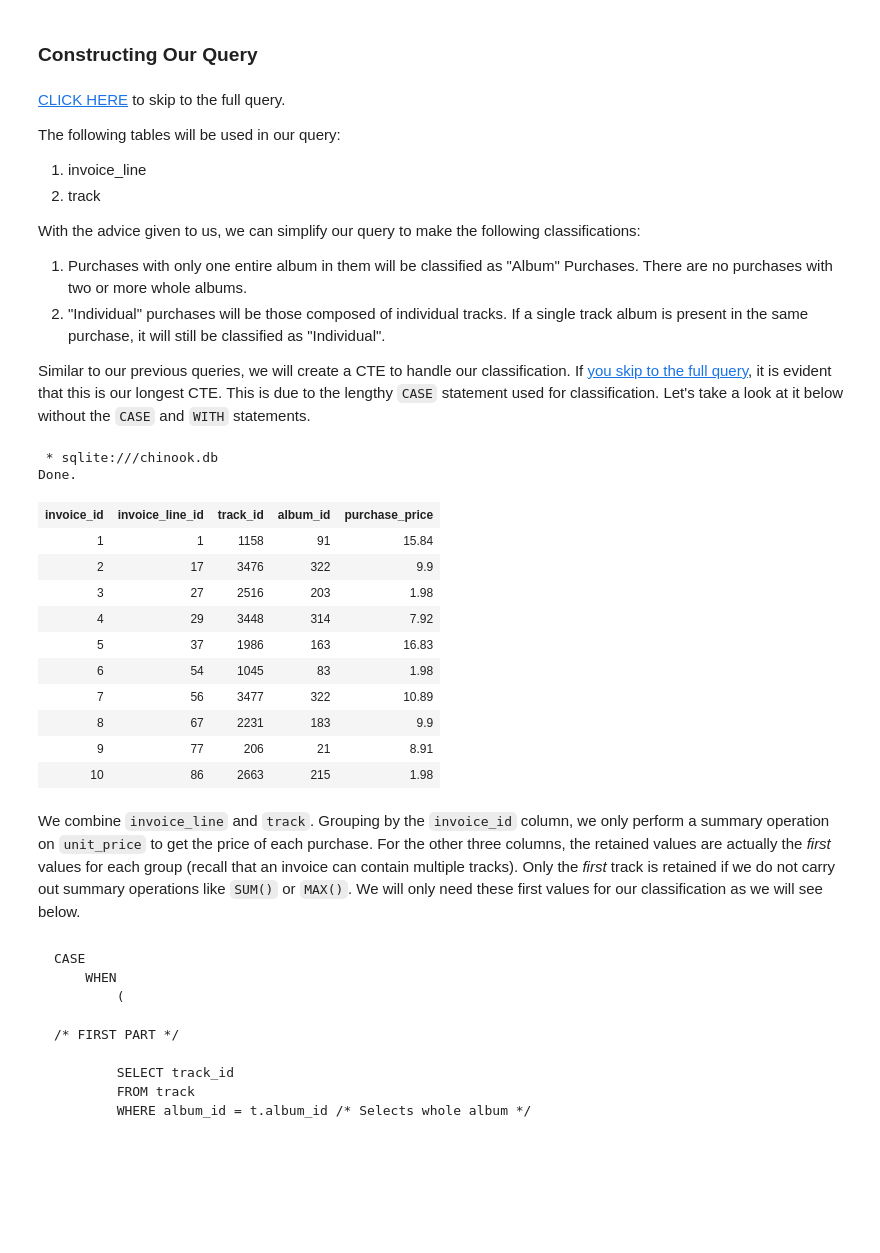
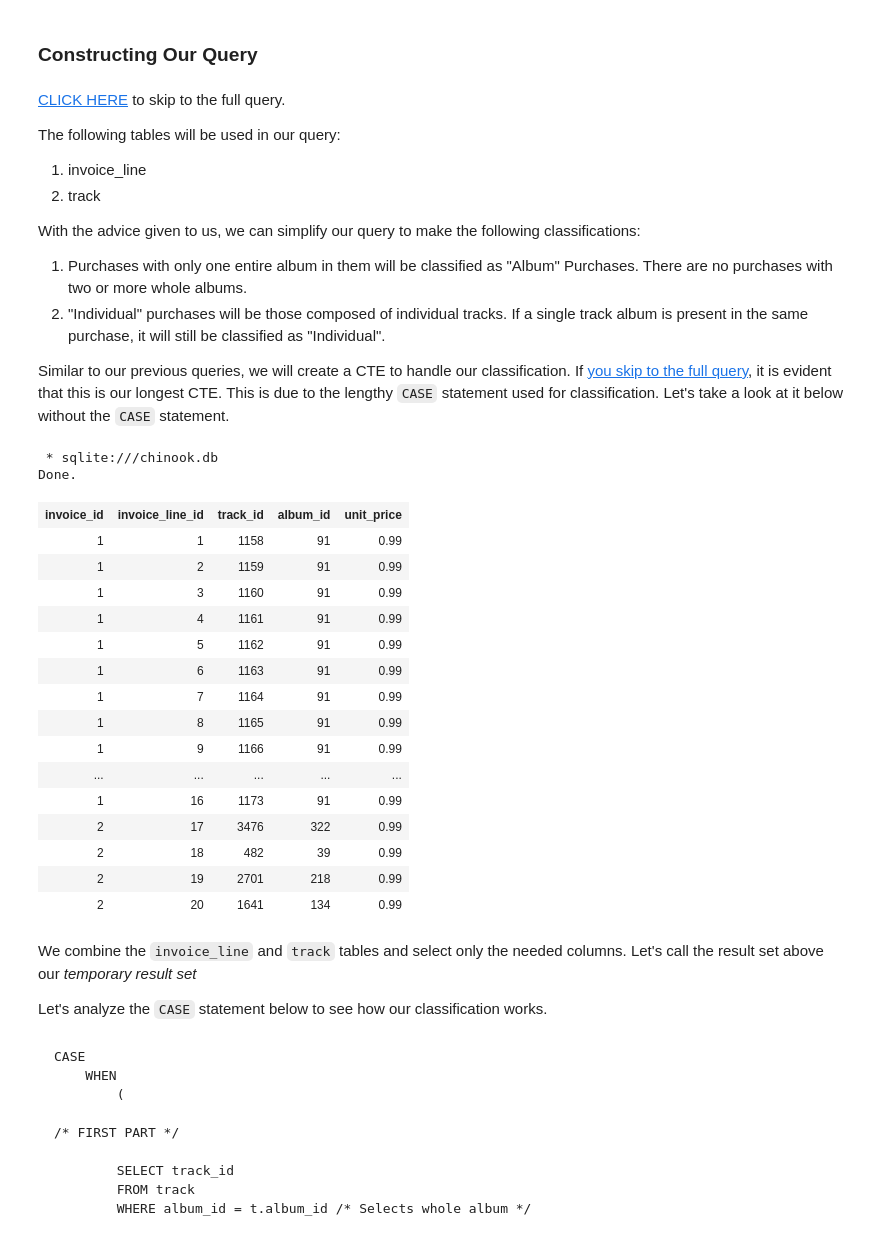
Before and after one commit to AJBrillantes/data-analyst-portfolio, a Jupyter notebook: chinook_sql/influencing_business_decisions_w_sql.ipynb, the cells around one changed output. Saved outputs shown, nothing was run; the diff lists cells and outputs as text; code cells hidden in the pictures; blank space fills up the shorter version.

````diff
--- a/chinook_sql/influencing_business_decisions_w_sql.ipynb
+++ b/chinook_sql/influencing_business_decisions_w_sql.ipynb
@@ -524,35 +528,42 @@ With the advice given to us, we can simplify our query to make the following cla
 1. Purchases with only one entire album in them will be classified as "Album" Purchases. There are no purchases with two or more whole albums.
 2. "Individual" purchases will be those composed of individual tracks. If a single track album is present in the same purchase, it will still be classified as "Individual".
 
-Similar to our previous queries, we will create a CTE to handle our classification. If [you skip to the full query](#Full-query:-Albums-vs.-Individual-Tracks), it is evident that this is our longest CTE. This is due to the lengthy `CASE` statement used for classification. Let's take a look at it below without the `CASE` and `WITH` statements.
+Similar to our previous queries, we will create a CTE to handle our classification. If [you skip to the full query](#Full-query:-Albums-vs.-Individual-Tracks), it is evident that this is our longest CTE. This is due to the lengthy `CASE` statement used for classification. Let's take a look at it below without the `CASE` statement.
 # %%
 %%sql
 SELECT
     il.invoice_id,
     invoice_line_id,
     t.track_id,
     album_id,
-    ROUND(SUM(il.unit_price),2) purchase_price
+    il.unit_price
 FROM invoice_line il
 LEFT JOIN track t ON t.track_id = il.track_id
-GROUP BY invoice_id
-LIMIT 10;
+ORDER BY invoice_id
+LIMIT 20;
 # %% [output]
  * sqlite:///chinook.db
 Done.
-| invoice_id | invoice_line_id | track_id | album_id | purchase_price |
-| 1 | 1 | 1158 | 91 | 15.84 |
-| 2 | 17 | 3476 | 322 | 9.9 |
-| 3 | 27 | 2516 | 203 | 1.98 |
-| 4 | 29 | 3448 | 314 | 7.92 |
-| 5 | 37 | 1986 | 163 | 16.83 |
-| 6 | 54 | 1045 | 83 | 1.98 |
-| 7 | 56 | 3477 | 322 | 10.89 |
-| 8 | 67 | 2231 | 183 | 9.9 |
-| 9 | 77 | 206 | 21 | 8.91 |
-| 10 | 86 | 2663 | 215 | 1.98 |
+| invoice_id | invoice_line_id | track_id | album_id | unit_price |
+| 1 | 1 | 1158 | 91 | 0.99 |
+| 1 | 2 | 1159 | 91 | 0.99 |
+| 1 | 3 | 1160 | 91 | 0.99 |
+| 1 | 4 | 1161 | 91 | 0.99 |
+| 1 | 5 | 1162 | 91 | 0.99 |
+| 1 | 6 | 1163 | 91 | 0.99 |
+| 1 | 7 | 1164 | 91 | 0.99 |
+| 1 | 8 | 1165 | 91 | 0.99 |
+| 1 | 9 | 1166 | 91 | 0.99 |
+| ... | ... | ... | ... | ... |
+| 1 | 16 | 1173 | 91 | 0.99 |
+| 2 | 17 | 3476 | 322 | 0.99 |
+| 2 | 18 | 482 | 39 | 0.99 |
+| 2 | 19 | 2701 | 218 | 0.99 |
+| 2 | 20 | 1641 | 134 | 0.99 |
-# %% [markdown]
-We combine `invoice_line` and `track`. Grouping by the `invoice_id` column, we only perform a summary operation on `unit_price` to get the price of each purchase. For the other three columns, the retained values are actually the *first* values for each group (recall that an invoice can contain multiple tracks). Only the *first* track is retained if we do not carry out summary operations like `SUM()` or `MAX()`. We will only need these first values for our classification as we will see below.
+# %% [markdown]
+We combine the `invoice_line` and `track` tables and select only the needed columns. Let's call the result set above our *temporary result set*
+
+Let's analyze the `CASE` statement below to see how our classification works.
 # %% [markdown]
 ```
 CASE
````
Also changed, not shown: parts of 11 cells of this notebook.
